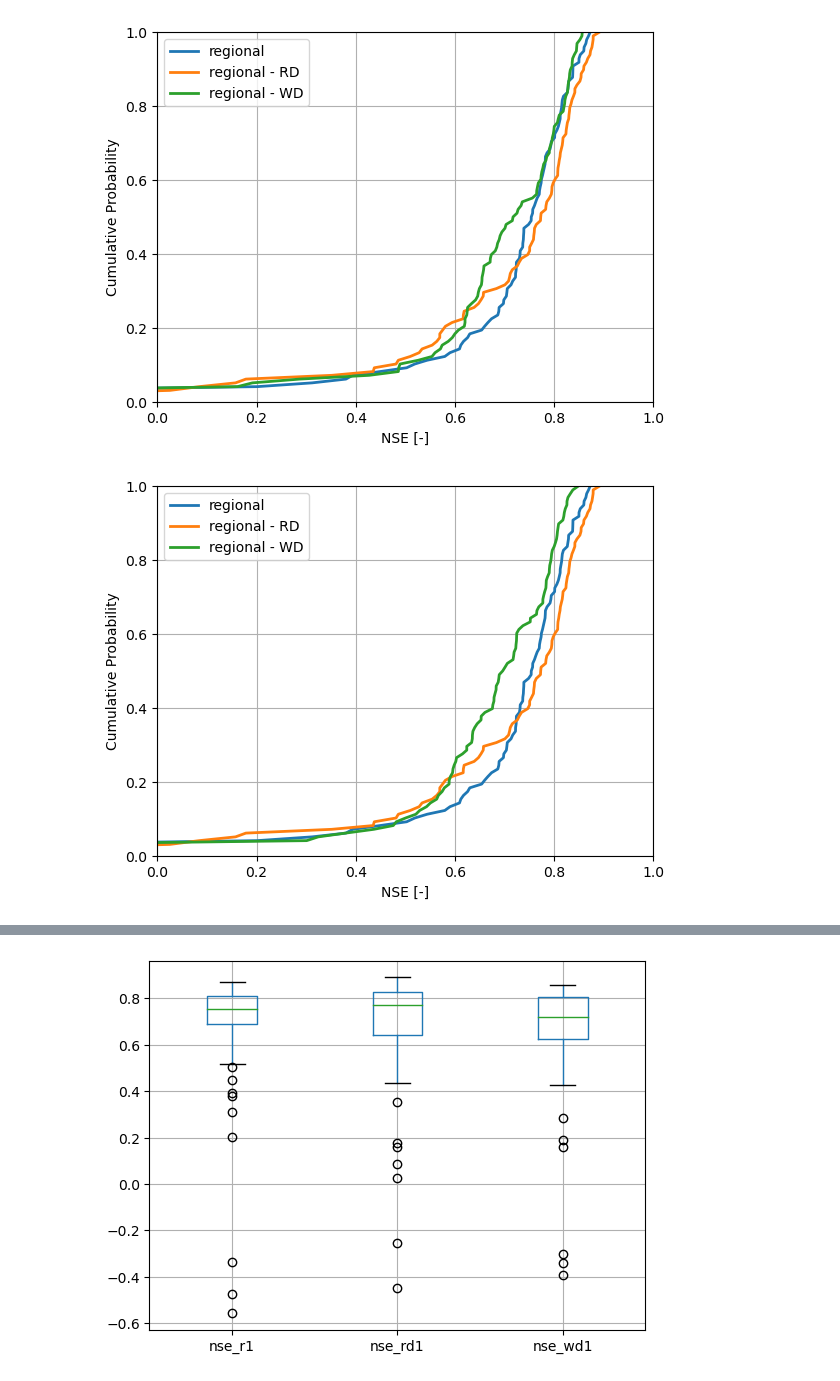
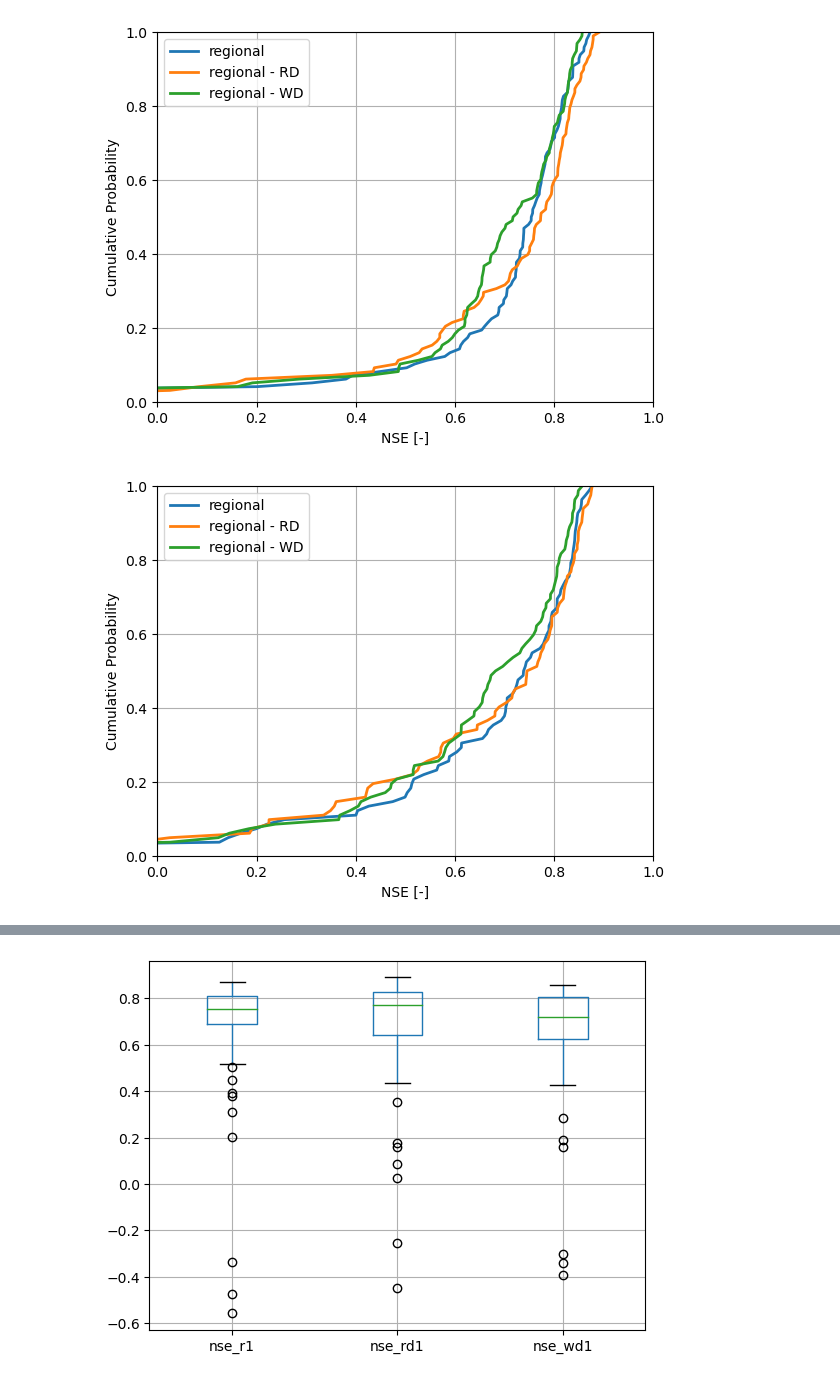
Before and after one commit to thiagovmdon/estreams_superflexpy, a Jupyter notebook: code/03_modelling_distributed_Moselle_SUMAX_WD.ipynb, the cells around one changed output, grey strips where cells are left out. Cells and saved outputs as stored; diff of their text form; code cells hidden in the pictures.

```diff
--- a/code/03_modelling_distributed_Moselle_SUMAX_WD.ipynb
+++ b/code/03_modelling_distributed_Moselle_SUMAX_WD.ipynb
@@ -1986,0 +2126,2 @@ NameError: name 'kge_results_cal_r_1_100' is not defined
+# %%
+nse_results_cal_r_1_100_wd_val.set_index("basin", inplace=False).loc[list_cal].nse
@@ -2137,3 +2269,26 @@ data_diff_cal
 | LU000018 | -0.028441 | -0.083104 | 0.609091 | 0.580650 | 0.525987 | 0.410972 | 0.414479 | 0.380994 | 0.543259 | 0.649665 | ... |
 | LU000019 | 0.019942 | 0.016224 | 0.805395 | 0.825337 | 0.821619 | 0.838583 | 0.840592 | 0.860499 | 0.497731 | 0.564138 | ... |
 98 rows × 12 columns
+# %%
+data_diff_val = pd.DataFrame(data=nse_results_cal_r_1_100_rd_val.nse - nse_results_cal_r_1_100.nse)
+data_diff_val["nse_rwd"] = nse_results_cal_r_1_100_wd_val.nse - nse_results_cal_r_1_100_val.nse
+
+data_diff_val.index = nse_results_cal_r_1_100_val.basin
+
+data_diff_val = data_diff_val.loc[~data_diff_val.index.isin(list_cal)]
+
+data_diff_val["nse_r1"] = nse_results_cal_r_1_100_val.set_index("basin", inplace = False).nse
+data_diff_val["nse_rd1"] = nse_results_cal_r_1_100_rd_val.set_index("basin", inplace = False).nse
+data_diff_val["nse_wd1"] = nse_results_cal_r_1_100_wd_val.set_index("basin", inplace = False).nse
+
+data_diff_val["nse_bfi_r1"] = nse_results_cal_r_1_100_val.set_index("basin", inplace = False).nse_value_bfi
+data_diff_val["nse_bfi_rd1"] = nse_results_cal_r_1_100_rd_val.set_index("basin", inplace = False).nse_value_bfi
+data_diff_val["nse_bfi_wd1"] = nse_results_cal_r_1_100_wd_val.set_index("basin", inplace = False).nse_value_bfi
+
+data_diff_val["bfi_obs"] = nse_results_cal_r_1_100_val.set_index("basin", inplace = False).bfi_obs
+data_diff_val["bfi_r1"] = nse_results_cal_r_1_100_val.set_index("basin", inplace = False).bfi_sim
+data_diff_val["bfi_rd1"] = nse_results_cal_r_1_100_rd_val.set_index("basin", inplace = False).bfi_sim
+data_diff_val["bfi_wd1"] = nse_results_cal_r_1_100_wd_val.set_index("basin", inplace = False).bfi_sim
+
+data_diff_val = data_diff_val[data_diff_val.nse_r1 > -10.0]
+data_diff_val
@@ -2222,34 +2470,34 @@ import matplotlib.pyplot as plt
 import numpy as np
 
 # Remove NaN values from the NSE columns before sorting
-nse_values_1 = np.sort(data_diff_cal["nse_r1"].dropna())
-nse_values_2 = np.sort(data_diff_cal["nse_rd1"].dropna())
-nse_values_3 = np.sort(data_diff_cal["nse_wd1"].dropna())
+nse_values_1 = np.sort(data_diff_val["nse_r1"].dropna())
+nse_values_2 = np.sort(data_diff_val["nse_rd1"].dropna())
+nse_values_3 = np.sort(data_diff_val["nse_wd1"].dropna())
 #nse_values_4 = np.sort(data_diff_cal["nse_grd1"].dropna())
 
 # Compute cumulative distribution correctly
 cumulative_1 = np.arange(1, len(nse_values_1) + 1) / len(nse_values_1)
 cumulative_2 = np.arange(1, len(nse_values_2) + 1) / len(nse_values_2)
 cumulative_3 = np.arange(1, len(nse_values_3) + 1) / len(nse_values_3)
 #cumulative_4 = np.arange(1, len(nse_values_4) + 1) / len(nse_values_4)
 
 # Plot cumulative distributions
 plt.plot(nse_values_1, cumulative_1, label="regional", linewidth=2)
 plt.plot(nse_values_2, cumulative_2, label="regional - RD", linewidth=2)
 plt.plot(nse_values_3, cumulative_3, label="regional - WD", linewidth=2)
 #plt.plot(nse_values_4, cumulative_3, label="global - RD", linewidth=2)
 
 # Labels and legend
 plt.xlabel("NSE [-]")
 plt.xlim(-0.0, 1)
 plt.ylim(0, 1)
 
 plt.ylabel("Cumulative Probability")
 #plt.title("Cumulative Distribution of NSE Value BFI")
 plt.legend()
 plt.grid()
 
 # Show plot
 plt.show()
 # %% [output]
-[figure, old version]
+[figure, new version]
```
Also changed, not shown: parts of 27 cells of this notebook, 14 other files.
